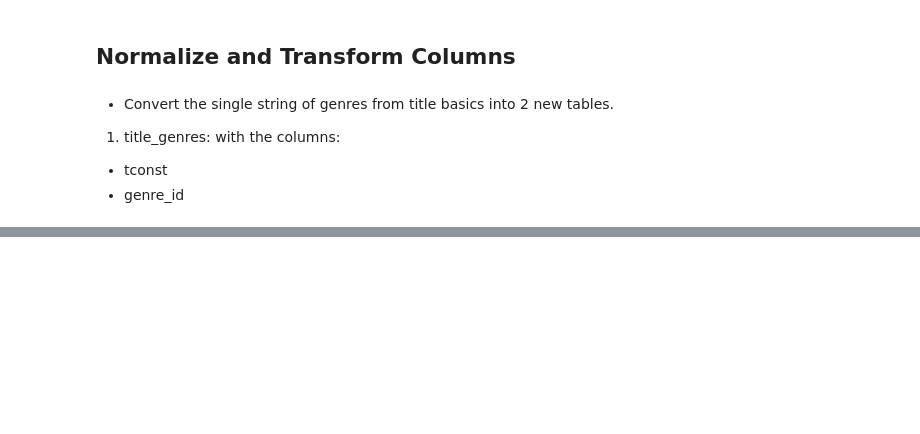
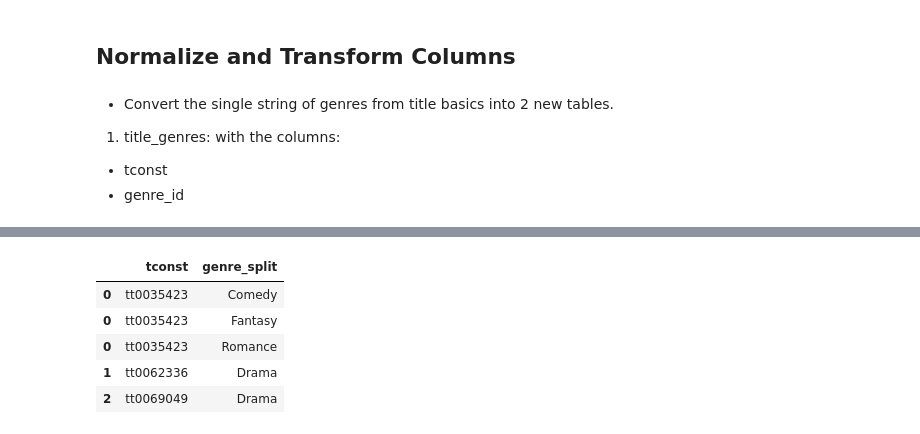
Before and after one commit to bradshawjoshua/MovieTime_Analysis, a Jupyter notebook: TMDB Movies Analysis MySQL Database.ipynb, the cells around one changed output, grey strips where cells are left out. Saved outputs shown, nothing was run; the diff lists cells and outputs as text; code cells hidden in the pictures; blank space fills up the shorter version.

```diff
--- a/TMDB Movies Analysis MySQL Database.ipynb
+++ b/TMDB Movies Analysis MySQL Database.ipynb
@@ -49,0 +127,11 @@ basics_df.to_sql('title_basics', engine, if_exists = 'replace')
+# %%
+# instantiating title_genre and copying
+title_genres = genre_exploded[["tconst", "genre_split"]].copy()
+title_genres.head()
+# %% [output]
+|  | tconst | genre_split |
+| 0 | tt0035423 | Comedy |
+| 0 | tt0035423 | Fantasy |
+| 0 | tt0035423 | Romance |
+| 1 | tt0062336 | Drama |
+| 2 | tt0069049 | Drama |
```
Also changed, not shown: parts of 21 cells of this notebook.
